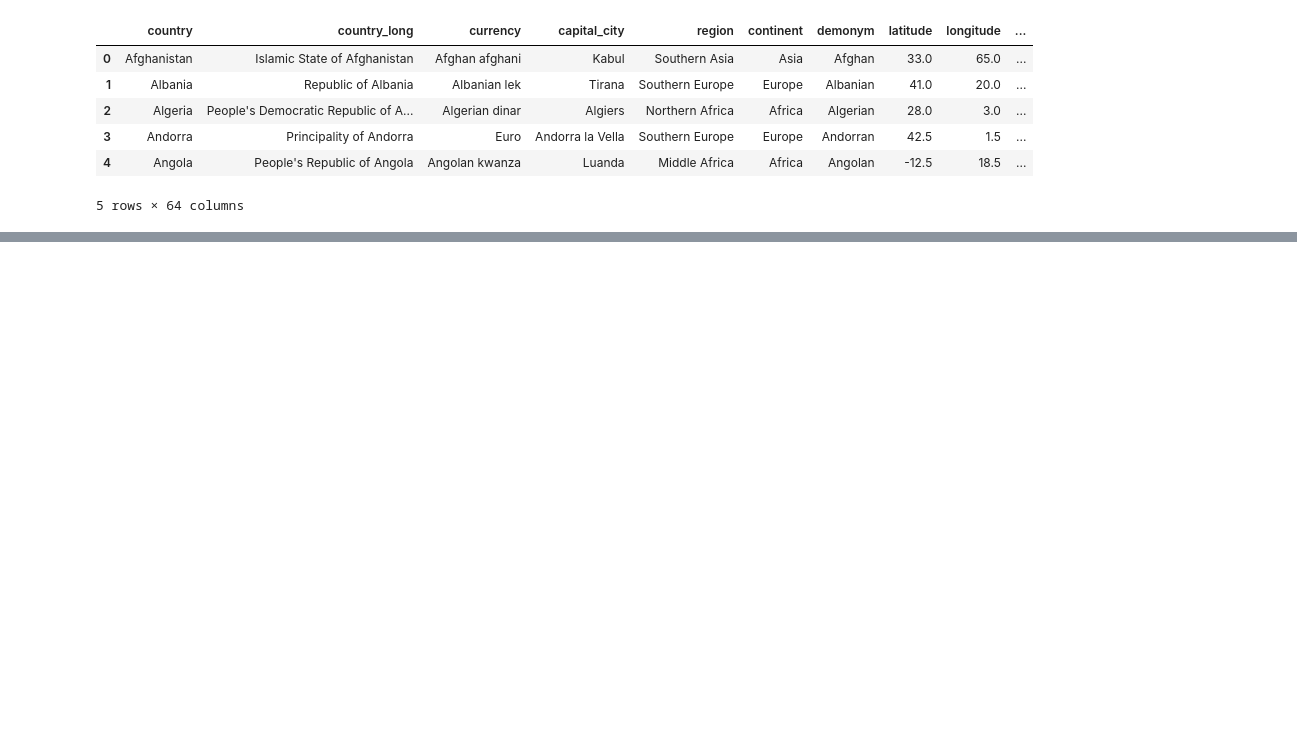
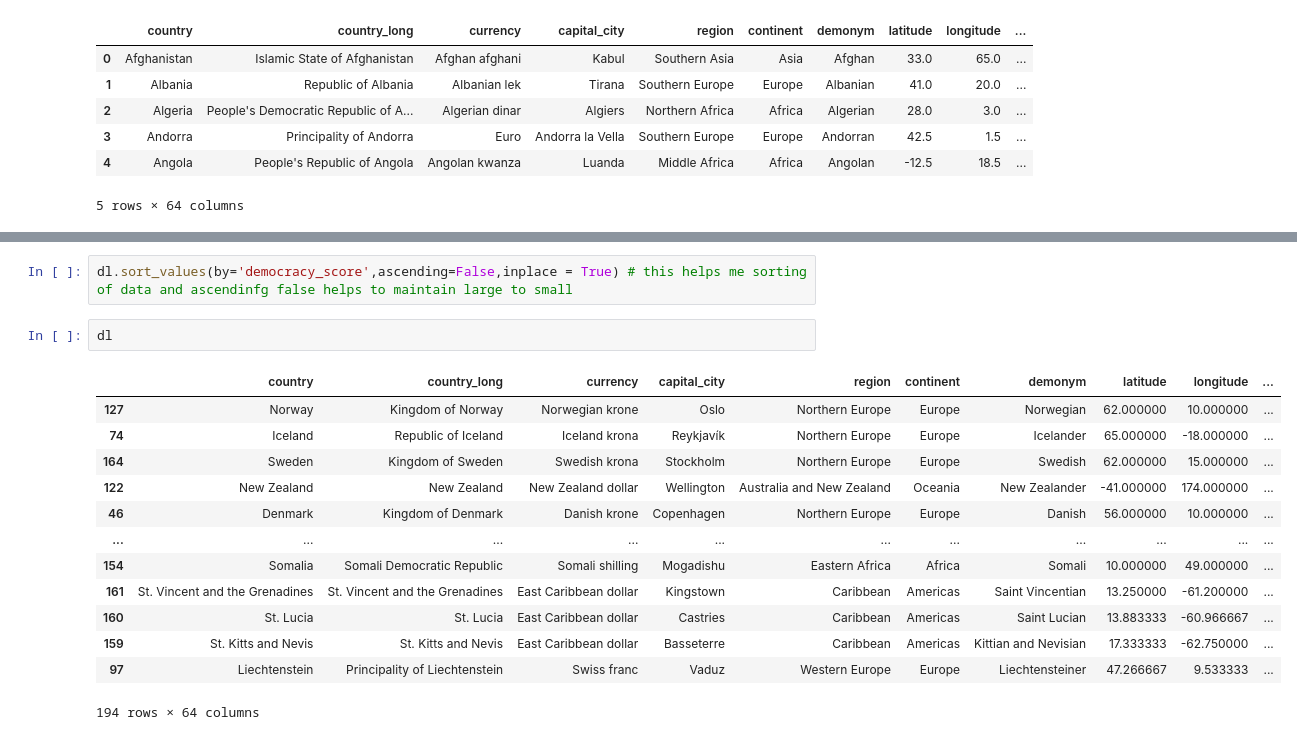
Before and after one commit to debmalya20/Pandas-, a Jupyter notebook: DetaExtraction.ipynb, the cells around one changed output, grey strips where cells are left out. Cells and saved outputs as stored; diff of their text form; blank space fills up the shorter version.

```diff
--- a/DetaExtraction.ipynb
+++ b/DetaExtraction.ipynb
@@ -34,0 +65,18 @@ dl.head()
+# %%
+dl.sort_values(by='democracy_score',ascending=False,inplace = True) # this helps me sorting of data and ascendinfg false helps to maintain large to small
+# %%
+dl
+# %% [output]
+|  | country | country_long | currency | capital_city | region | continent | demonym | latitude | longitude | ... |
+| 127 | Norway | Kingdom of Norway | Norwegian krone | Oslo | Northern Europe | Europe | Norwegian | 62.000000 | 10.000000 | ... |
+| 74 | Iceland | Republic of Iceland | Iceland krona | Reykjavík | Northern Europe | Europe | Icelander | 65.000000 | -18.000000 | ... |
+| 164 | Sweden | Kingdom of Sweden | Swedish krona | Stockholm | Northern Europe | Europe | Swedish | 62.000000 | 15.000000 | ... |
+| 122 | New Zealand | New Zealand | New Zealand dollar | Wellington | Australia and New Zealand | Oceania | New Zealander | -41.000000 | 174.000000 | ... |
+| 46 | Denmark | Kingdom of Denmark | Danish krone | Copenhagen | Northern Europe | Europe | Danish | 56.000000 | 10.000000 | ... |
+| ... | ... | ... | ... | ... | ... | ... | ... | ... | ... | ... |
+| 154 | Somalia | Somali Democratic Republic | Somali shilling | Mogadishu | Eastern Africa | Africa | Somali | 10.000000 | 49.000000 | ... |
+| 161 | St. Vincent and the Grenadines | St. Vincent and the Grenadines | East Caribbean dollar | Kingstown | Caribbean | Americas | Saint Vincentian | 13.250000 | -61.200000 | ... |
+| 160 | St. Lucia | St. Lucia | East Caribbean dollar | Castries | Caribbean | Americas | Saint Lucian | 13.883333 | -60.966667 | ... |
+| 159 | St. Kitts and Nevis | St. Kitts and Nevis | East Caribbean dollar | Basseterre | Caribbean | Americas | Kittian and Nevisian | 17.333333 | -62.750000 | ... |
+| 97 | Liechtenstein | Principality of Liechtenstein | Swiss franc | Vaduz | Western Europe | Europe | Liechtensteiner | 47.266667 | 9.533333 | ... |
+194 rows × 64 columns
```
Also changed, not shown: parts of 5 cells of this notebook.
